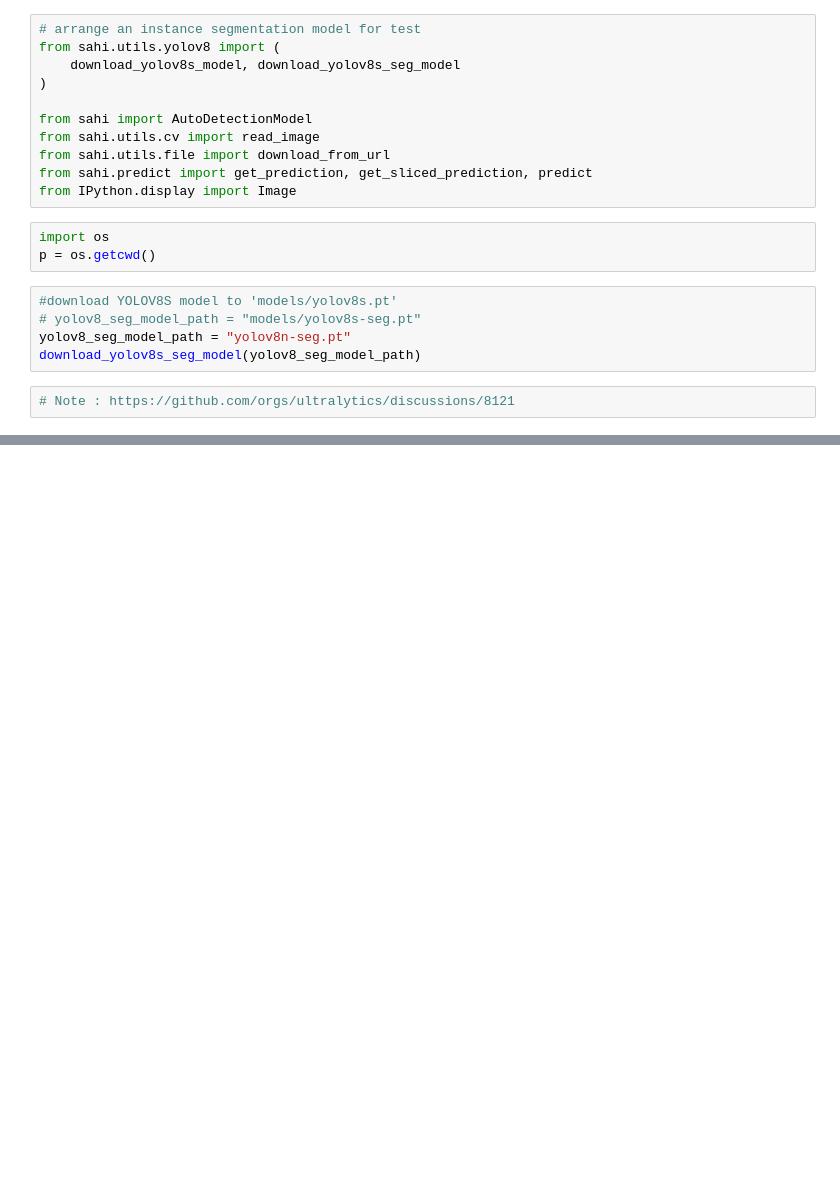
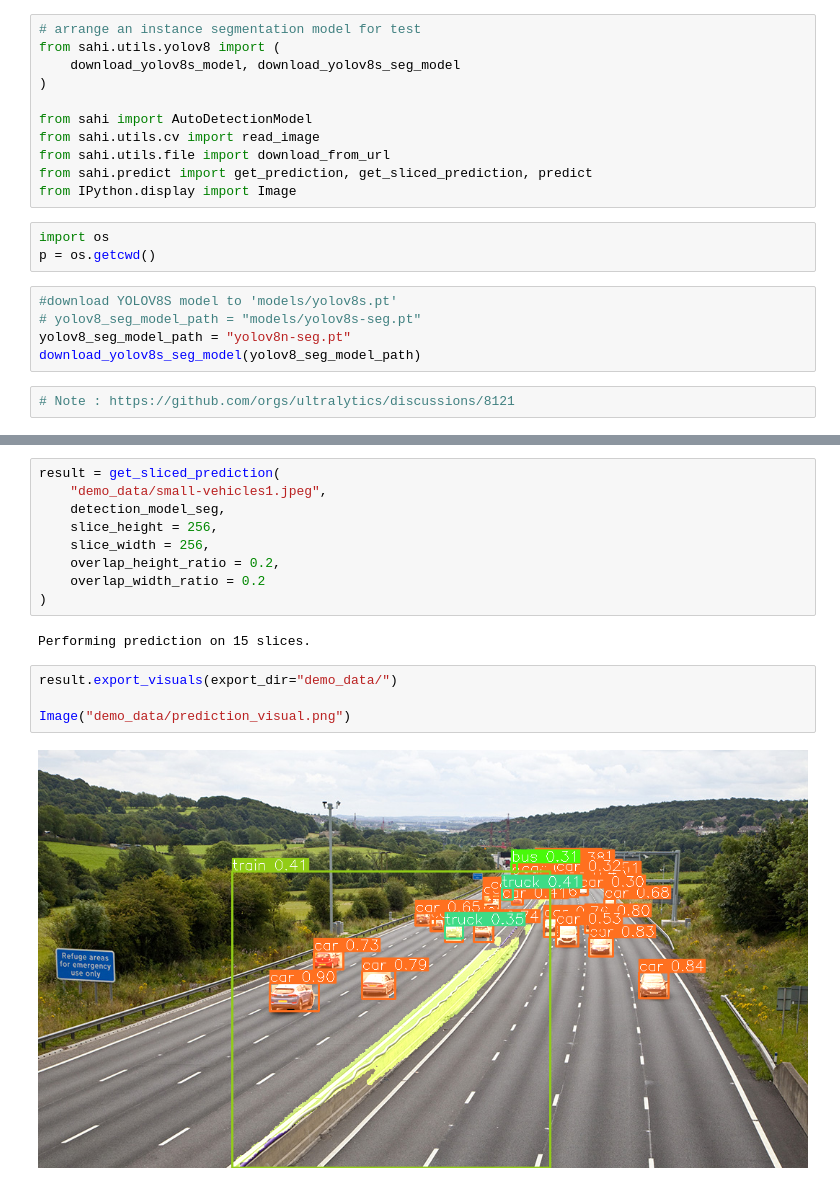
Before and after one commit to kancheng/yolo-sahi-example, a Jupyter notebook: sahi_note_yolov8/yolov8_test_seg_sahi.ipynb, the cells around one changed output, grey strips where cells are left out. Cells and saved outputs as stored; diff of their text form; blank space fills up the shorter version.

```diff
--- a/sahi_note_yolov8/yolov8_test_seg_sahi.ipynb
+++ b/sahi_note_yolov8/yolov8_test_seg_sahi.ipynb
@@ -89,0 +119,17 @@ with open("runs/predict/exp/pickles/out2.txt", "a") as f:
+# %%
+result = get_sliced_prediction(
+    "demo_data/small-vehicles1.jpeg",
+    detection_model_seg,
+    slice_height = 256,
+    slice_width = 256,
+    overlap_height_ratio = 0.2,
+    overlap_width_ratio = 0.2
+)
+# %% [output]
+Performing prediction on 15 slices.
+# %%
+result.export_visuals(export_dir="demo_data/")
+
+Image("demo_data/prediction_visual.png")
+# %% [output]
+[figure, added]
```
Also changed, not shown: parts of 12 cells of this notebook.
